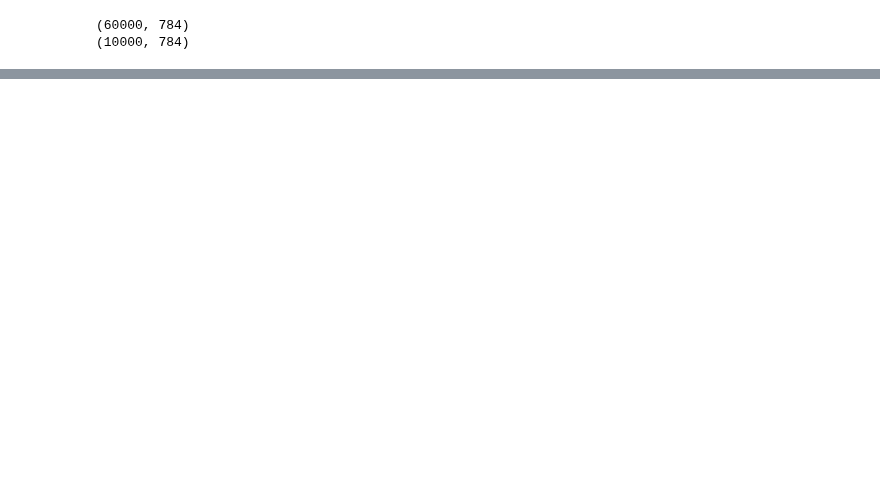
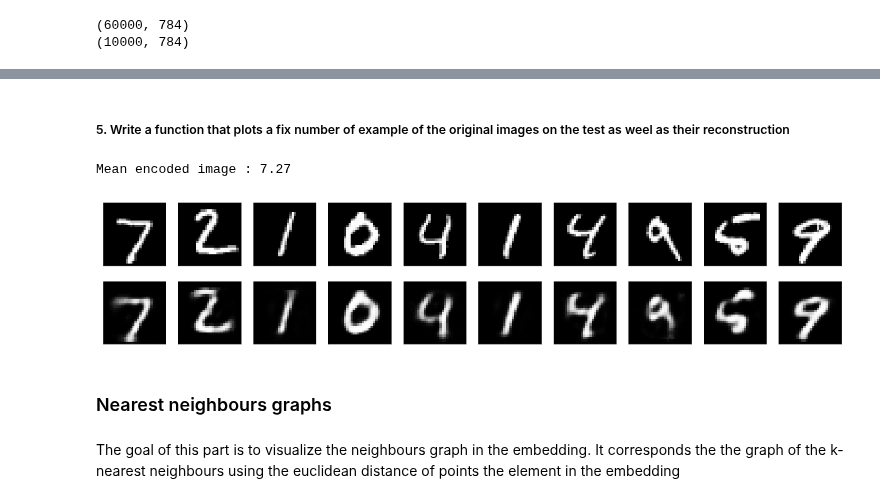
Before and after one commit to tvayer/tvayer.github.io, a Jupyter notebook: cours/deep_ecn_2018/code_deep_ecn/autoencoder.ipynb, the cells around one changed output, grey strips where cells are left out. Saved outputs shown, nothing was run; the diff lists cells and outputs as text; code cells hidden in the pictures; blank space fills up the shorter version.

```diff
--- a/cours/deep_ecn_2018/code_deep_ecn/autoencoder.ipynb
+++ b/cours/deep_ecn_2018/code_deep_ecn/autoencoder.ipynb
@@ -67,0 +156,35 @@ print(x_test.shape)
+# %% [markdown]
+##### 5. Write a function that plots a fix number of example of the original images on the test as weel as their reconstruction
+# %%
+def plot_reconstructed_images(encoder,decoder,x_test):
+   # encode and decode some digits
+    # note that we take them from the *test* set
+    encoded_imgs = encoder.predict(x_test)
+    print('Mean encoded image : %.2f' %encoded_imgs.mean())
+    decoded_imgs = decoder.predict(encoded_imgs)
+    n = 10  # how many digits we will display
+    plt.figure(figsize=(20, 4))
+    for i in range(n):
+        # display original
+        ax = plt.subplot(2, n, i + 1)
+        plt.imshow(x_test[i].reshape(28, 28))
+        plt.gray()
+        ax.get_xaxis().set_visible(False)
+        ax.get_yaxis().set_visible(False)
+
+        # display reconstruction
+        ax = plt.subplot(2, n, i + 1 + n)
+        plt.imshow(decoded_imgs[i].reshape(28, 28))
+        plt.gray()
+        ax.get_xaxis().set_visible(False)
+        ax.get_yaxis().set_visible(False)
+    plt.show()
+# %%
+plot_reconstructed_images(encoder,decoder,x_test)
+# %% [output]
+Mean encoded image : 7.27
+[figure, added]
+# %% [markdown]
+### Nearest neighbours graphs
+# %% [markdown]
+The goal of this part is to visualize the neighbours graph in the embedding. It corresponds the the graph of the k-nearest neighbours using the euclidean distance of points the element in the embedding
```
Also changed, not shown: parts of 114 cells of this notebook.
